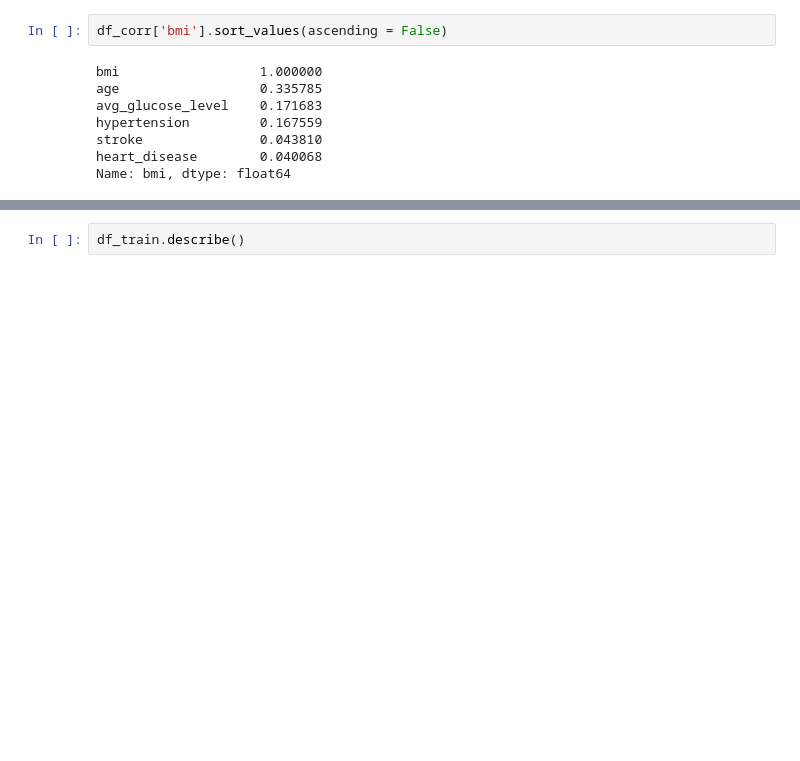
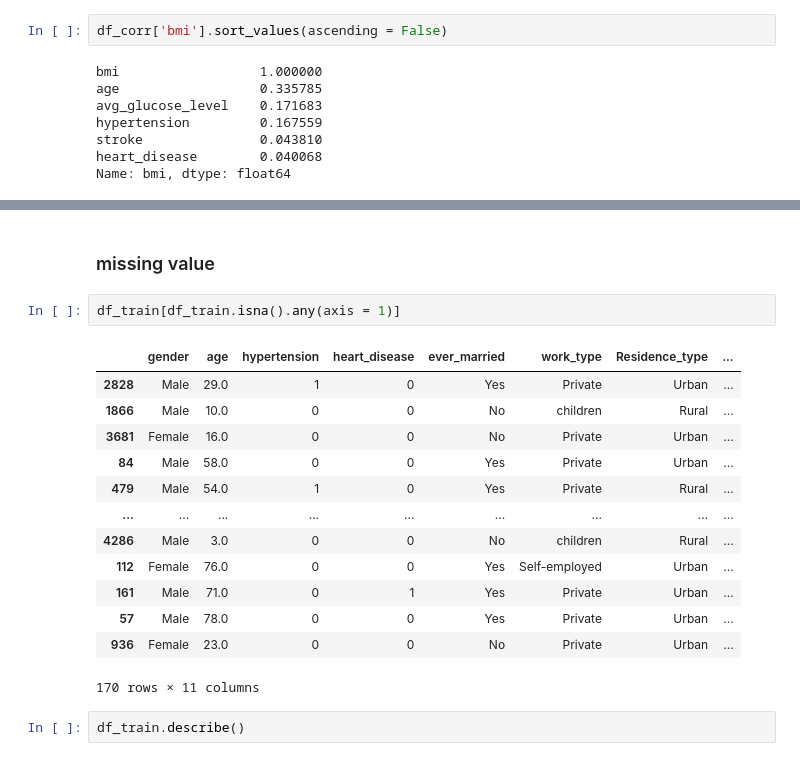
Before and after one commit to databak/brain_stroke_prediction, a Jupyter notebook: notebook/brain_stroke_prediction.ipynb, the cells around one changed output, grey strips where cells are left out. Cells and saved outputs as stored; diff of their text form; blank space fills up the shorter version.

```diff
--- a/notebook/brain_stroke_prediction.ipynb
+++ b/notebook/brain_stroke_prediction.ipynb
@@ -125,3 +171,21 @@ Name: bmi, dtype: float64
+# %% [markdown]
+### missing value
+# %%
+df_train[df_train.isna().any(axis = 1)]
+# %% [output]
+|  | gender | age | hypertension | heart_disease | ever_married | work_type | Residence_type | ... |
+| 2828 | Male | 29.0 | 1 | 0 | Yes | Private | Urban | ... |
+| 1866 | Male | 10.0 | 0 | 0 | No | children | Rural | ... |
+| 3681 | Female | 16.0 | 0 | 0 | No | Private | Urban | ... |
+| 84 | Male | 58.0 | 0 | 0 | Yes | Private | Urban | ... |
+| 479 | Male | 54.0 | 1 | 0 | Yes | Private | Rural | ... |
+| ... | ... | ... | ... | ... | ... | ... | ... | ... |
+| 4286 | Male | 3.0 | 0 | 0 | No | children | Rural | ... |
+| 112 | Female | 76.0 | 0 | 0 | Yes | Self-employed | Urban | ... |
+| 161 | Male | 71.0 | 0 | 1 | Yes | Private | Urban | ... |
+| 57 | Male | 78.0 | 0 | 0 | Yes | Private | Urban | ... |
+| 936 | Female | 23.0 | 0 | 0 | No | Private | Urban | ... |
+170 rows × 11 columns
 # %%
 df_train.describe()
 # %% [output]
```
Also changed, not shown: parts of 23 cells of this notebook.
